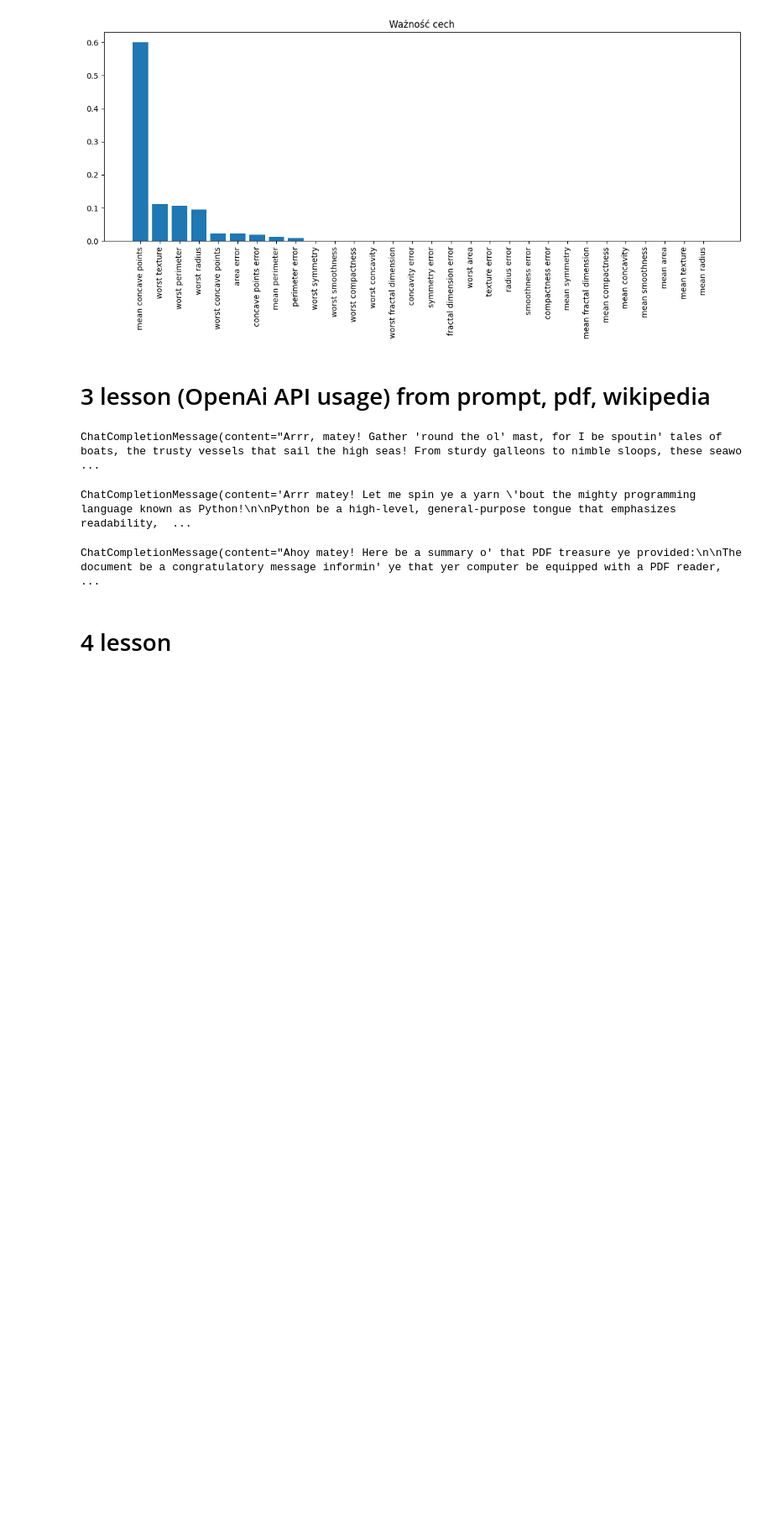
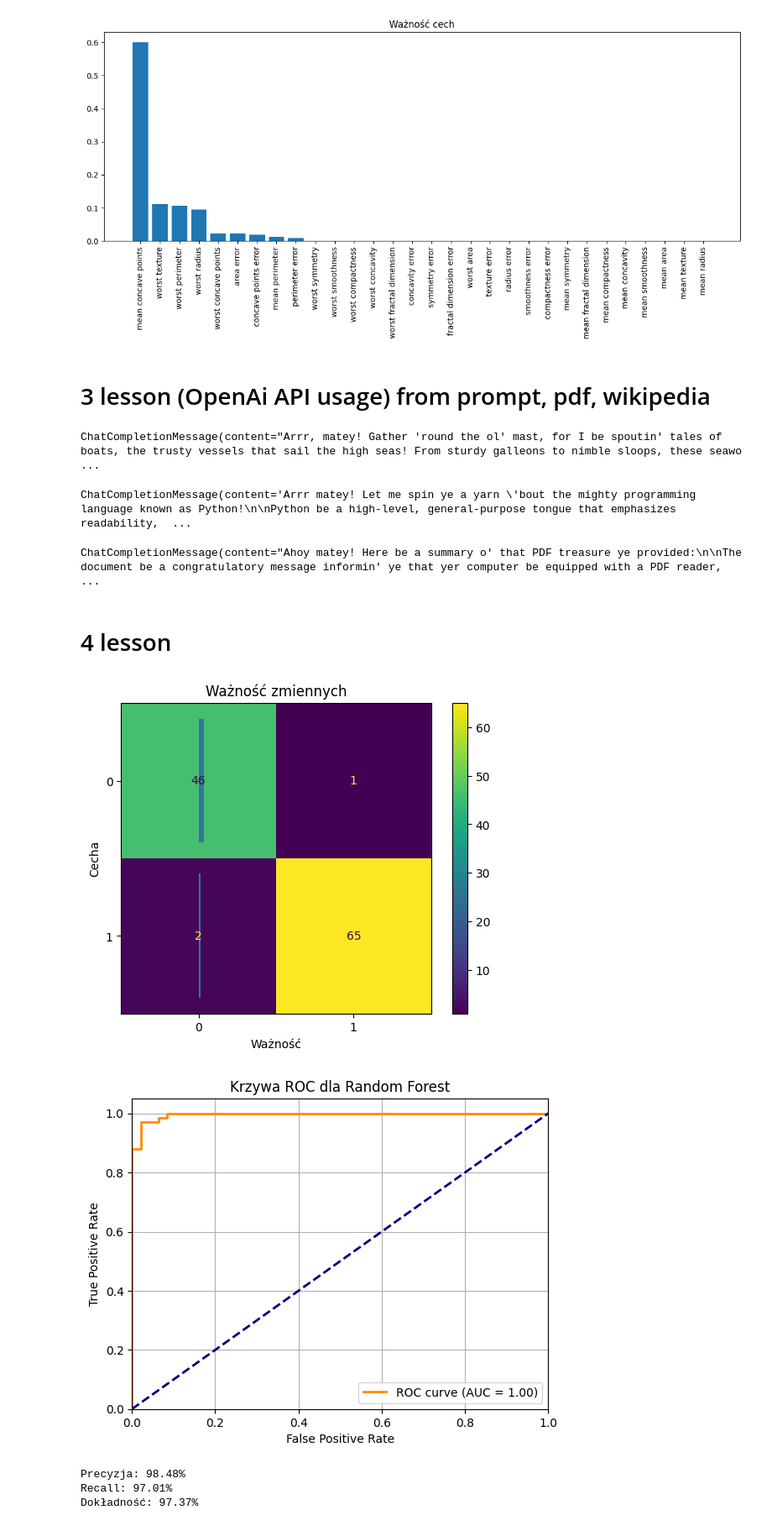
Before and after one commit to hgf700/neural-network-with-libraries, a Jupyter notebook: Untitled.ipynb, the cells around one changed output. Shown: that part at 84% size. Drawn from its saved outputs; the diff is of its cells as text; code cells hidden in the pictures; blank space fills up the shorter version.

Commit message:
feat: random forest

```diff
--- a/Untitled.ipynb
+++ b/Untitled.ipynb
@@ -239,3 +239,81 @@ print(completion.choices[0].message);
 ChatCompletionMessage(content="Ahoy matey! Here be a summary o' that PDF treasure ye provided:\n\nThe document be a congratulatory message informin' ye that yer computer be equipped with a PDF reader, ...
 # %% [markdown]
 # 4 lesson
+# %%
+# 1. Import bibliotek
+import pandas as pd
+import matplotlib.pyplot as plt
+import seaborn as sns
+
+from sklearn.datasets import load_breast_cancer
+from sklearn.model_selection import train_test_split,GridSearchCV
+from sklearn.ensemble import RandomForestClassifier
+from sklearn.metrics import (
+    confusion_matrix, ConfusionMatrixDisplay,
+    precision_score, recall_score,
+    roc_curve, auc
+)
+from sklearn import tree
+
+
+# 2. Wczytanie danych
+data = load_breast_cancer()
+df = pd.DataFrame(data.data, columns=data.feature_names)
+df['target'] = data.target
+
+# 3. Podział na X (cechy) i y (klasa)
+X = df.drop(columns='target')
+y = df['target']
+
+# 4. Podział na dane treningowe i testowe
+X_train, X_test, y_train, y_test = train_test_split(
+    X, y, test_size=0.2, random_state=0
+)
+
+# 5. Stworzenie i wytrenowanie modelu Random Forest
+rf = RandomForestClassifier(n_estimators=100, max_depth=7,min_samples_split=2,min_samples_leaf=2,criterion='gini',warm_start=True, random_state=0)
+rf.fit(X_train, y_train)
+
+# 6. Przewidywanie klas i prawdopodobieństw
+y_pred = rf.predict(X_test)
+y_proba = rf.predict_proba(X_test)[:, 1]
+
+# 7. Macierz pomyłek
+conf_matrix = confusion_matrix(y_test, y_pred, labels=rf.classes_)
+disp = ConfusionMatrixDisplay(confusion_matrix=conf_matrix, display_labels=rf.classes_)
+disp.plot()
+
+# 8. Ważność cech
+feature_importance = rf.feature_importances_
+sns.barplot(x=feature_importance, y=data.feature_names)
+plt.title("Ważność zmiennych")
+plt.xlabel("Ważność")
+plt.ylabel("Cecha")
+plt.show()
+
+# 9. Krzywa ROC i AUC
+fpr, tpr, thresholds = roc_curve(y_test, y_proba)
+roc_auc = auc(fpr, tpr)
+
+plt.figure()
+plt.plot(fpr, tpr, color='darkorange', lw=2, label=f'ROC curve (AUC = {roc_auc:.2f})')
+plt.plot([0, 1], [0, 1], color='navy', lw=2, linestyle='--')
+plt.xlim([0.0, 1.0])
+plt.ylim([0.0, 1.05])
+plt.xlabel('False Positive Rate')
+plt.ylabel('True Positive Rate')
+plt.title('Krzywa ROC dla Random Forest')
+plt.legend(loc="lower right")
+plt.grid(True)
+plt.show()
+
+# 10. Wyniki modelu
+print(f'Precyzja: {precision_score(y_test, y_pred) * 100:.2f}%')
+print(f'Recall: {recall_score(y_test, y_pred) * 100:.2f}%')
+print(f'Dokładność: {rf.score(X_test, y_test) * 100:.2f}%')
+# %% [output]
+[figure, added]
+[figure, added]
+Precyzja: 98.48%
+Recall: 97.01%
+Dokładność: 97.37%
```
Also changed, not shown: 1 other file.
